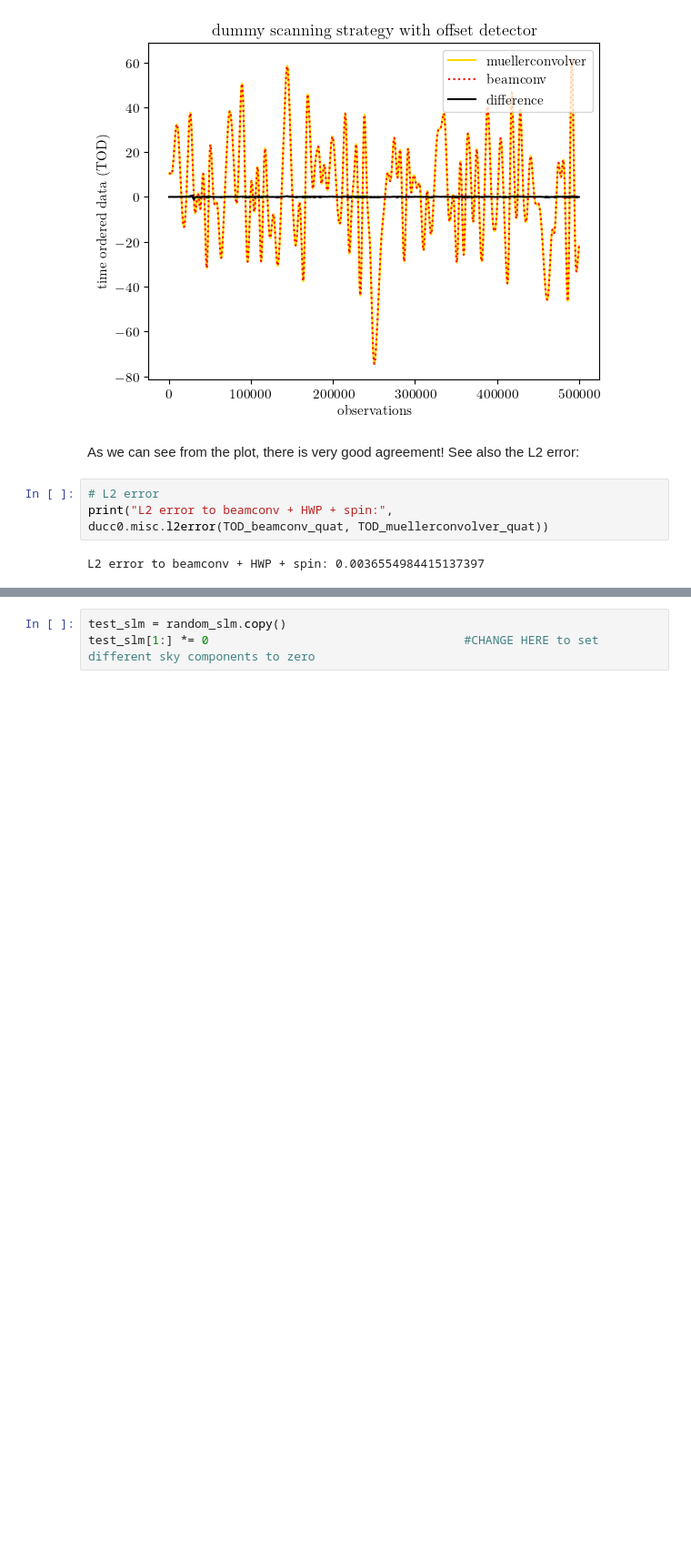
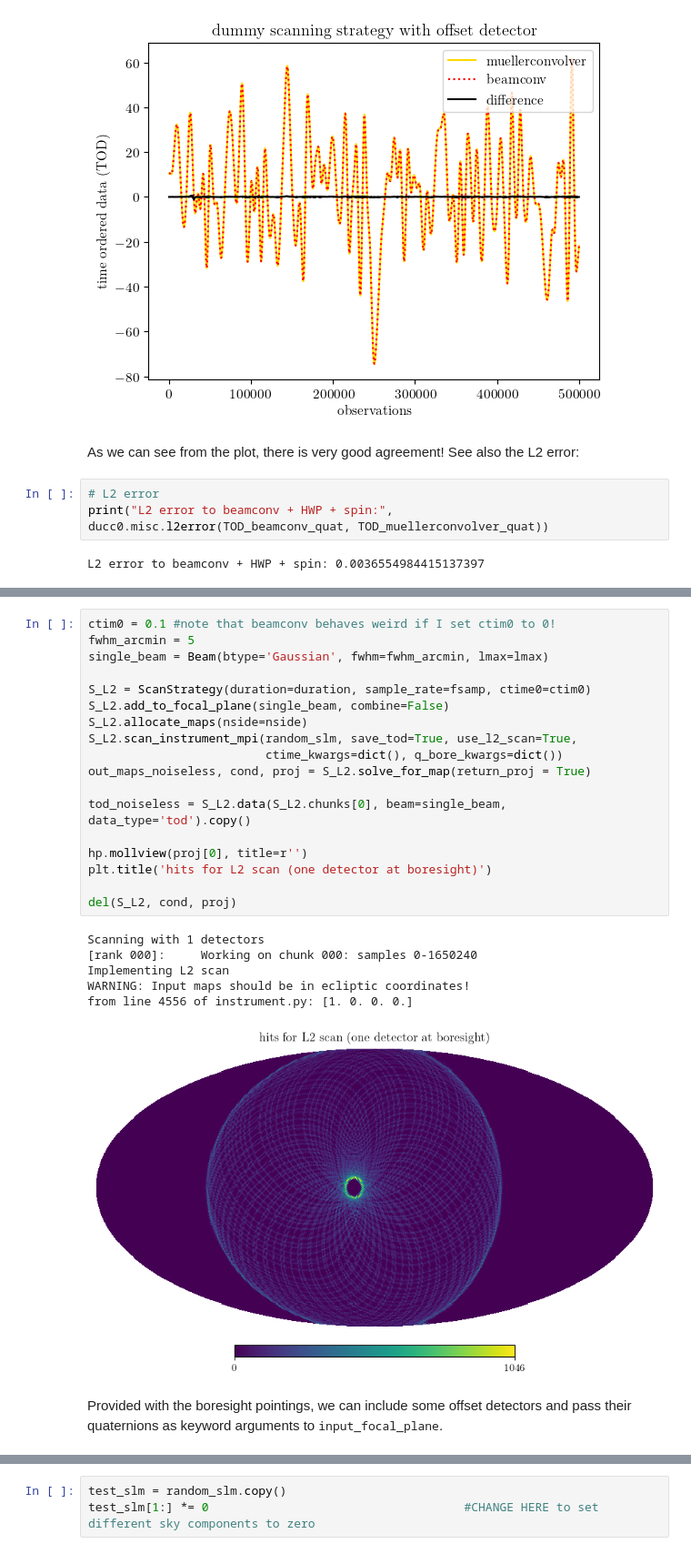
Before and after one commit to martamonelli/CMB-Inflate_WP4, a Jupyter notebook: aaa_comparison.ipynb, the cells around one changed output, grey strips where cells are left out. Shown at 91% size. Saved outputs shown, nothing was run; the diff lists cells and outputs as text; blank space fills up the shorter version.

```diff
--- a/aaa_comparison.ipynb
+++ b/aaa_comparison.ipynb
@@ -662,0 +621,27 @@ L2 error to beamconv + HWP + spin: 0.0036554984415137397
+# %%
+ctim0 = 0.1 #note that beamconv behaves weird if I set ctim0 to 0!
+fwhm_arcmin = 5
+single_beam = Beam(btype='Gaussian', fwhm=fwhm_arcmin, lmax=lmax)
+
+S_L2 = ScanStrategy(duration=duration, sample_rate=fsamp, ctime0=ctim0)
+S_L2.add_to_focal_plane(single_beam, combine=False)
+S_L2.allocate_maps(nside=nside)
+S_L2.scan_instrument_mpi(random_slm, save_tod=True, use_l2_scan=True,
+                         ctime_kwargs=dict(), q_bore_kwargs=dict())
+out_maps_noiseless, cond, proj = S_L2.solve_for_map(return_proj = True)
+
+tod_noiseless = S_L2.data(S_L2.chunks[0], beam=single_beam, data_type='tod').copy()
+
+hp.mollview(proj[0], title=r'')
+plt.title('hits for L2 scan (one detector at boresight)')
+
+del(S_L2, cond, proj)
+# %% [output]
+Scanning with 1 detectors
+[rank 000]:     Working on chunk 000: samples 0-1650240
+Implementing L2 scan
+WARNING: Input maps should be in ecliptic coordinates!
+from line 4556 of instrument.py: [1. 0. 0. 0.]
+[figure, added]
+# %% [markdown]
+Provided with the boresight pointings, we can include some offset detectors and pass their quaternions as keyword arguments to <tt>input_focal_plane</tt>.
```
Also changed, not shown: parts of 21 cells of this notebook, 2 other files.
